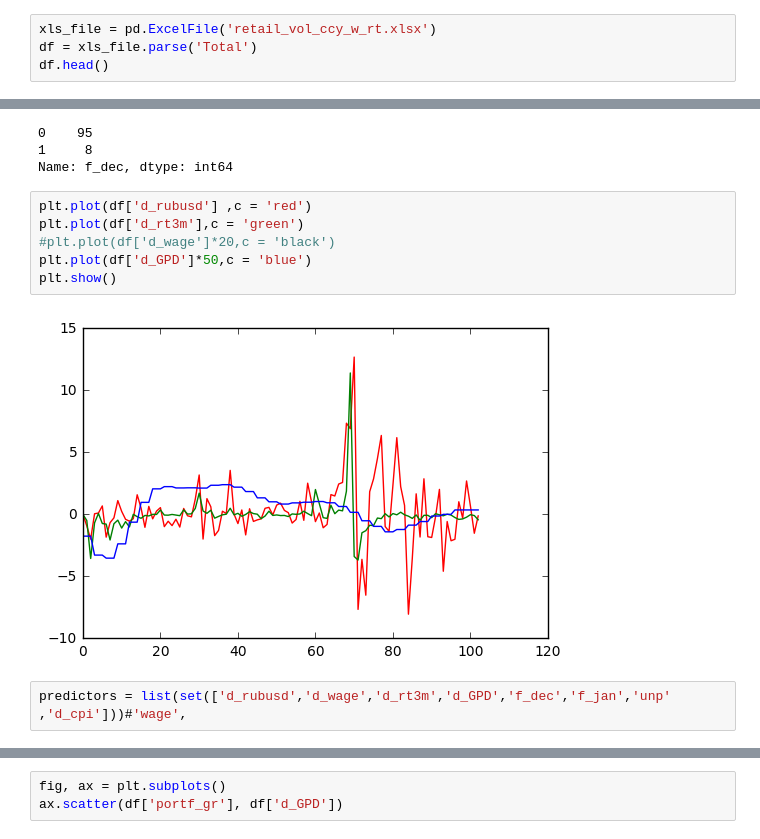
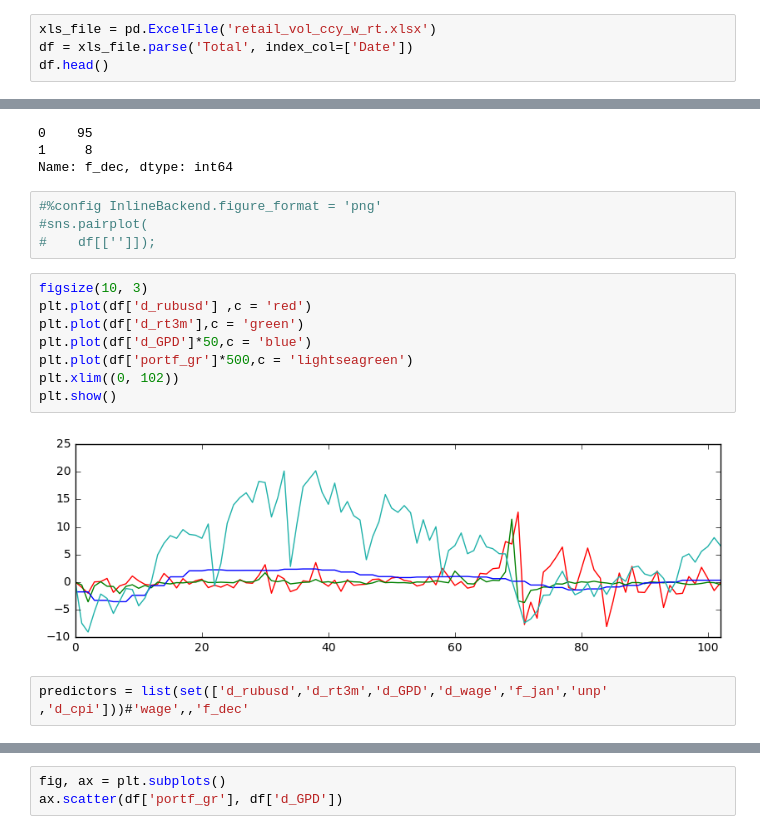
Before and after one commit to krutenyuk/Retail-depo, a Jupyter notebook: Data model.ipynb, the cells around one changed output, grey strips where cells are left out. Drawn from its saved outputs; the diff is of its cells as text.

```diff
--- a/Data model.ipynb
+++ b/Data model.ipynb
@@ -20,6 +21,6 @@ from sklearn.linear_model import LogisticRegression,LinearRegression, LassoCV, L
 Populating the interactive namespace from numpy and matplotlib
 # %%
 xls_file = pd.ExcelFile('retail_vol_ccy_w_rt.xlsx')
-df = xls_file.parse('Total')
+df = xls_file.parse('Total', index_col=['Date'])
 df.head()
 # %% [output]
@@ -36,13 +31,19 @@ df['f_dec'].value_counts()
 0    95
 1     8
 Name: f_dec, dtype: int64
+# %%
+#%config InlineBackend.figure_format = 'png'
+#sns.pairplot(
+#    df[['']]);
 # %%
+figsize(10, 3)
 plt.plot(df['d_rubusd'] ,c = 'red')
 plt.plot(df['d_rt3m'],c = 'green')
-#plt.plot(df['d_wage']*20,c = 'black')
 plt.plot(df['d_GPD']*50,c = 'blue')
+plt.plot(df['portf_gr']*500,c = 'lightseagreen')
+plt.xlim((0, 102))
 plt.show()
 # %% [output]
-[figure, old version]
+[figure, new version]
 # %%
-predictors = list(set(['d_rubusd','d_wage','d_rt3m','d_GPD','f_dec','f_jan','unp' ,'d_cpi']))#'wage',
+predictors = list(set(['d_rubusd','d_rt3m','d_GPD','d_wage','f_jan','unp' ,'d_cpi']))#'wage',,'f_dec'
```
Also changed, not shown: parts of 18 cells of this notebook.
